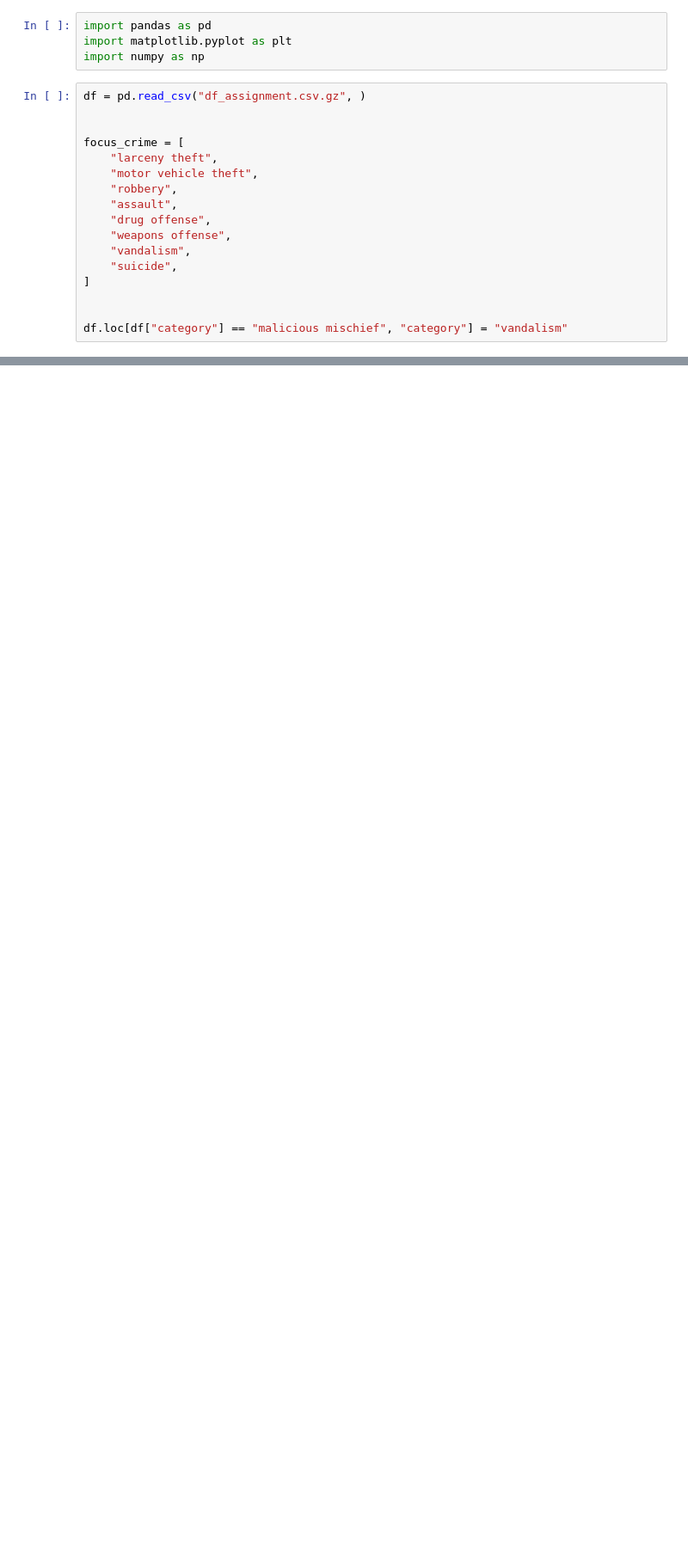
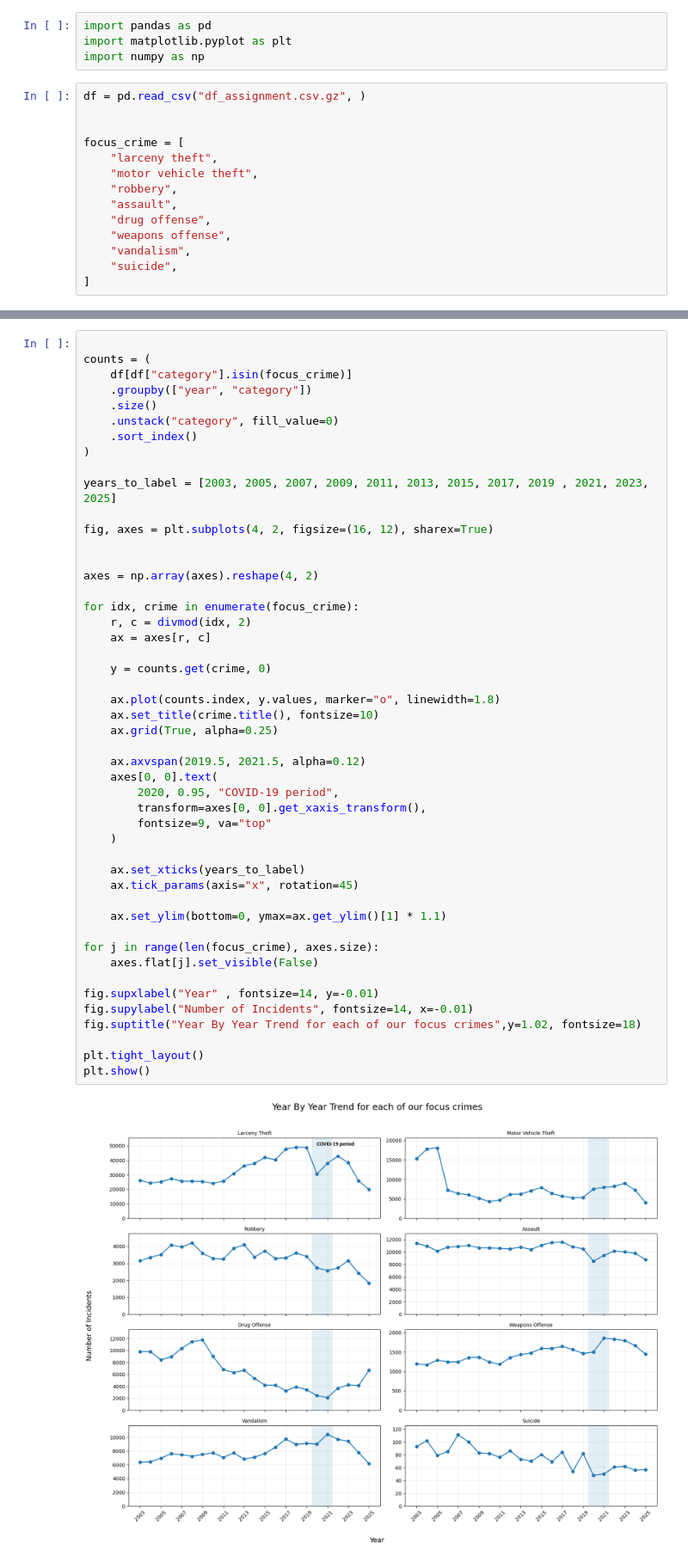
Before and after one commit to JBorregaardd/sdv_assignments, a Jupyter notebook: exe1.1.ipynb, the cells around one changed output, grey strips where cells are left out. Shown at 86% size. Drawn from its saved outputs; the diff is of its cells as text; blank space fills up the shorter version.

```diff
--- a/exe1.1.ipynb
+++ b/exe1.1.ipynb
@@ -16,6 +16,3 @@ focus_crime = [
     "vandalism",
     "suicide",
 ]
-
-
-df.loc[df["category"] == "malicious mischief", "category"] = "vandalism"
@@ -66,0 +28,50 @@ plt.show()
+# %%
+
+counts = (
+    df[df["category"].isin(focus_crime)]
+    .groupby(["year", "category"])
+    .size()
+    .unstack("category", fill_value=0)
+    .sort_index()
+)
+
+years_to_label = [2003, 2005, 2007, 2009, 2011, 2013, 2015, 2017, 2019 , 2021, 2023, 2025]
+
+fig, axes = plt.subplots(4, 2, figsize=(16, 12), sharex=True)
+
+
+axes = np.array(axes).reshape(4, 2)
+
+for idx, crime in enumerate(focus_crime):
+    r, c = divmod(idx, 2)
+    ax = axes[r, c]
+
+    y = counts.get(crime, 0)
+
+    ax.plot(counts.index, y.values, marker="o", linewidth=1.8)
+    ax.set_title(crime.title(), fontsize=10)
+    ax.grid(True, alpha=0.25)
+
+    ax.axvspan(2019.5, 2021.5, alpha=0.12)
+    axes[0, 0].text(
+        2020, 0.95, "COVID-19 period",
+        transform=axes[0, 0].get_xaxis_transform(),
+        fontsize=9, va="top"
+    )
+
+    ax.set_xticks(years_to_label)
+    ax.tick_params(axis="x", rotation=45)
+
+    ax.set_ylim(bottom=0, ymax=ax.get_ylim()[1] * 1.1)
+
+for j in range(len(focus_crime), axes.size):
+    axes.flat[j].set_visible(False)
+
+fig.supxlabel("Year" , fontsize=14, y=-0.01)
+fig.supylabel("Number of Incidents", fontsize=14, x=-0.01)
+fig.suptitle("Year By Year Trend for each of our focus crimes",y=1.02, fontsize=18)
+
+plt.tight_layout()
+plt.show()
+# %% [output]
+[figure, added]
```
Also changed, not shown: parts of 3 cells of this notebook, 1 other file.
